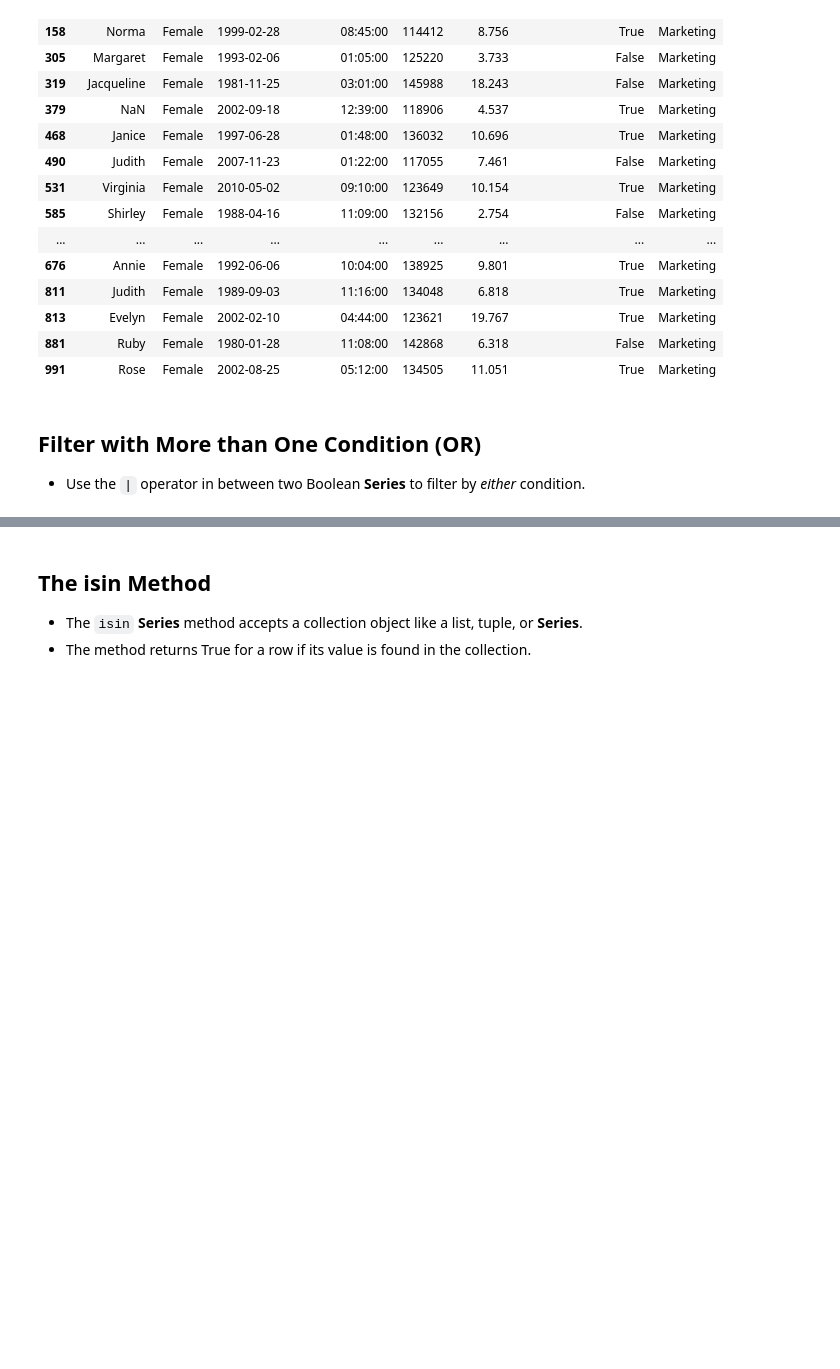
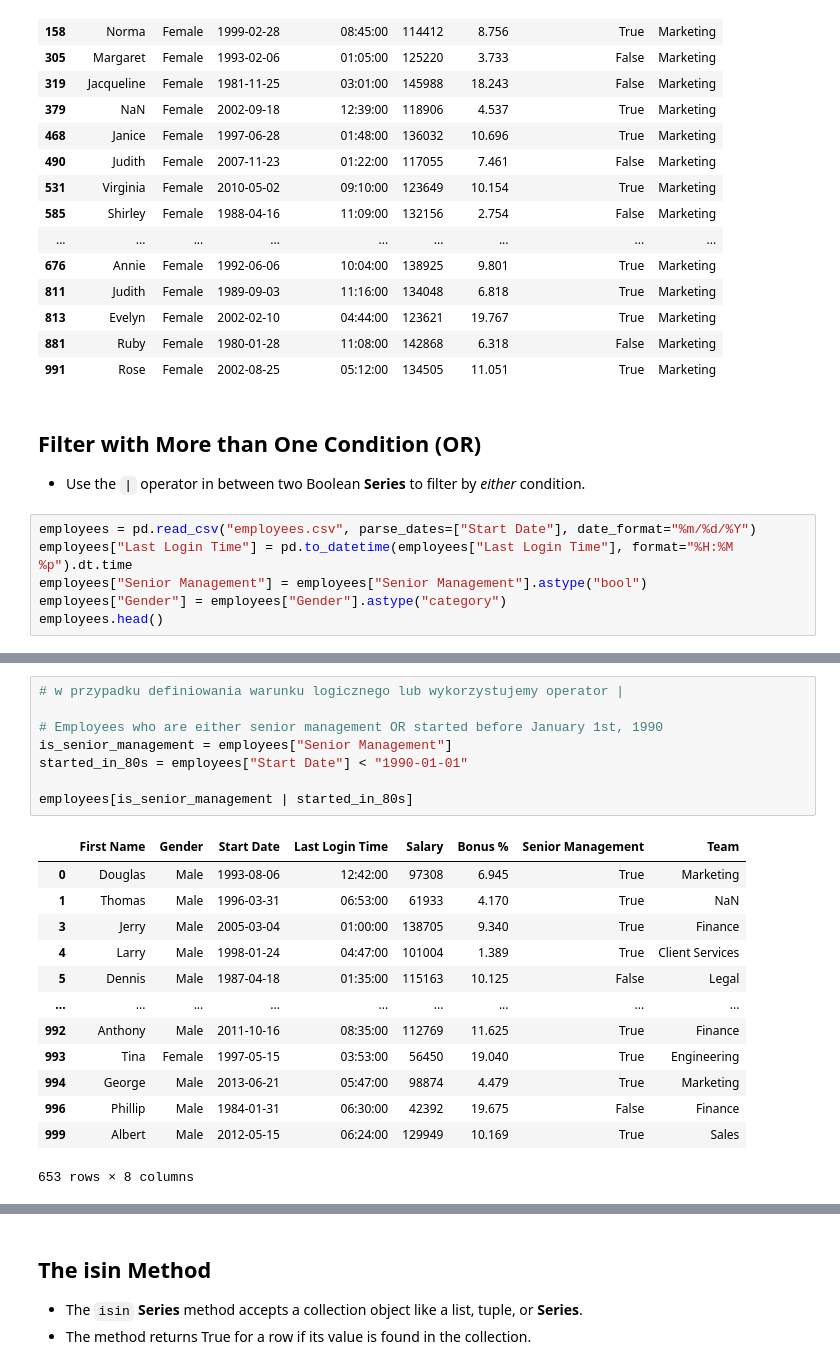
Before and after one commit to kon-mat/DataAnalysis, a Jupyter notebook: Python/Udemy/DataAnalysisWithPandasAndPython/Complete/05 - DataFrames II - Filtering Data.ipynb, the cells around one changed output, grey strips where cells are left out. Drawn from its saved outputs; the diff is of its cells as text; blank space fills up the shorter version.

```diff
--- a/Python/Udemy/DataAnalysisWithPandasAndPython/Complete/05 - DataFrames II - Filtering Data.ipynb
+++ b/Python/Udemy/DataAnalysisWithPandasAndPython/Complete/05 - DataFrames II - Filtering Data.ipynb
@@ -530,3 +530,9 @@ employees[is_female & is_in_marketing & salary_over_100k]
 # %% [markdown]
 ## Filter with More than One Condition (OR)
 - Use the `|` operator in between two Boolean **Series** to filter by *either* condition.
+# %%
+employees = pd.read_csv("employees.csv", parse_dates=["Start Date"], date_format="%m/%d/%Y")
+employees["Last Login Time"] = pd.to_datetime(employees["Last Login Time"], format="%H:%M %p").dt.time
+employees["Senior Management"] = employees["Senior Management"].astype("bool")
+employees["Gender"] = employees["Gender"].astype("category")
+employees.head()
@@ -532,0 +546,22 @@ employees[is_female & is_in_marketing & salary_over_100k]
+# %%
+# w przypadku definiowania warunku logicznego lub wykorzystujemy operator |
+
+# Employees who are either senior management OR started before January 1st, 1990
+is_senior_management = employees["Senior Management"]
+started_in_80s = employees["Start Date"] < "1990-01-01"
+
+employees[is_senior_management | started_in_80s]
+# %% [output]
+|  | First Name | Gender | Start Date | Last Login Time | Salary | Bonus % | Senior Management | Team |
+| 0 | Douglas | Male | 1993-08-06 | 12:42:00 | 97308 | 6.945 | True | Marketing |
+| 1 | Thomas | Male | 1996-03-31 | 06:53:00 | 61933 | 4.170 | True | NaN |
+| 3 | Jerry | Male | 2005-03-04 | 01:00:00 | 138705 | 9.340 | True | Finance |
+| 4 | Larry | Male | 1998-01-24 | 04:47:00 | 101004 | 1.389 | True | Client Services |
+| 5 | Dennis | Male | 1987-04-18 | 01:35:00 | 115163 | 10.125 | False | Legal |
+| ... | ... | ... | ... | ... | ... | ... | ... | ... |
+| 992 | Anthony | Male | 2011-10-16 | 08:35:00 | 112769 | 11.625 | True | Finance |
+| 993 | Tina | Female | 1997-05-15 | 03:53:00 | 56450 | 19.040 | True | Engineering |
+| 994 | George | Male | 2013-06-21 | 05:47:00 | 98874 | 4.479 | True | Marketing |
+| 996 | Phillip | Male | 1984-01-31 | 06:30:00 | 42392 | 19.675 | False | Finance |
+| 999 | Albert | Male | 2012-05-15 | 06:24:00 | 129949 | 10.169 | True | Sales |
+653 rows × 8 columns
```
Also changed, not shown: parts of 5 cells of this notebook.
